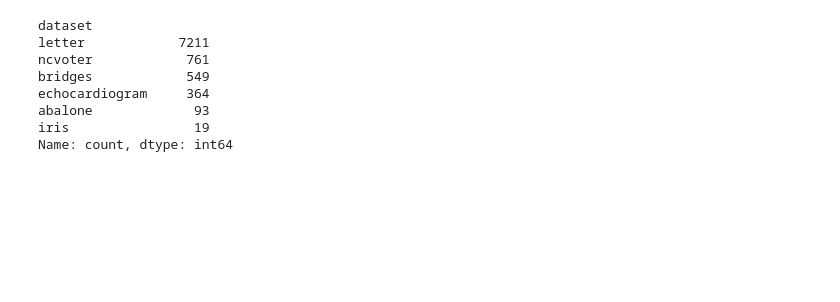
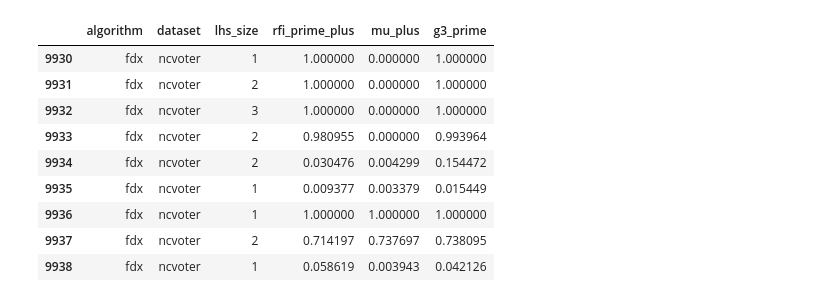
Before and after one commit to AlexF99/tcc, a Jupyter notebook: src/metrics/visualizations/initial_eda_mod.ipynb, the cells around one changed output. Drawn from its saved outputs; the diff is of its cells as text; code cells hidden in the pictures; blank space fills up the shorter version.

```diff
--- a/src/metrics/visualizations/initial_eda_mod.ipynb
+++ b/src/metrics/visualizations/initial_eda_mod.ipynb
@@ -28,14 +28,21 @@ fds_results = {}
 
 for dataset in datasets:
     for algorithm in algorithms:
-        if algorithm == "fdx":
-            folder_name = f"{algorithm}-{dataset}"
-        else:
-            folder_name = f"{algorithm}-{dataset}.csv"
+        folder_name = f"{algorithm}-{dataset}"
+
+        # if algorithm == "fdx":
+
+        #     folder_name = f"{algorithm}-{dataset}"
+        #     print(folder_name)
+        # else:
+        #     folder_name = f"{algorithm}-{dataset}.csv"
+        #     print(folder_name)
 
 
         folder_path = os.path.join(results_path, folder_name)
-        file_path = os.path.join(folder_path, "fds_results.csv")
+        file_path = os.path.join(folder_path, f"{algorithm}-{dataset}.csv")
+
+        print(file_path)
 
         if os.path.exists(file_path):
             df = pd.read_csv(file_path)
@@ -51,34 +73,38 @@ Headers: {'rfi_prime_plus', 'mu_plus_is_key', 'rfi_fi', 'g1', 'g3_prime', 'mu_is
 # %%
 
-metric_name = "rfi_prime_plus"
+metrics = ["rfi_prime_plus", "mu_plus", "g3_prime"]
 
-global_df = pd.DataFrame(columns=["algorithm", "dataset", metric_name, "lhs_size"])
+global_df = pd.DataFrame(columns=["algorithm", "dataset", "lhs_size"])
 
 for (algo, dataset), df in fds_results.items():
-    if metric_name in df.columns and "fd" in df.columns:
-        temp_df = df[[metric_name]].copy()
+    if "fd" in df.columns:
+        # Create a temporary dataframe with just the metrics that exist in this df
+        available_metrics = [m for m in metrics if m in df.columns]
+        if not available_metrics:
+            continue
+
+        temp_df = df[available_metrics].copy()
 
         # Calculate LHS size based on 'fd' structure
         temp_df["lhs_size"] = df["fd"].str.split("->").str[0].str.count(",") + 1
 
         # Add identifying columns
         temp_df["algorithm"] = algo
         temp_df["dataset"] = dataset
 
         # Append to the global DataFrame
         global_df = pd.concat([global_df, temp_df], ignore_index=True)
 
 # Check for correct dataset values
-print(global_df["dataset"].value_counts())
-
-
-df = global_df.copy()
+global_df[(global_df['algorithm'] == 'fdx') & (global_df['dataset'] == 'ncvoter')]
 # %% [output]
-dataset
-letter            7211
-ncvoter            761
-bridges            549
-echocardiogram     364
-abalone             93
-iris                19
-Name: count, dtype: int64
+|  | algorithm | dataset | lhs_size | rfi_prime_plus | mu_plus | g3_prime |
+| 9930 | fdx | ncvoter | 1 | 1.000000 | 0.000000 | 1.000000 |
+| 9931 | fdx | ncvoter | 2 | 1.000000 | 0.000000 | 1.000000 |
+| 9932 | fdx | ncvoter | 3 | 1.000000 | 0.000000 | 1.000000 |
+| 9933 | fdx | ncvoter | 2 | 0.980955 | 0.000000 | 0.993964 |
+| 9934 | fdx | ncvoter | 2 | 0.030476 | 0.004299 | 0.154472 |
+| 9935 | fdx | ncvoter | 1 | 0.009377 | 0.003379 | 0.015449 |
+| 9936 | fdx | ncvoter | 1 | 1.000000 | 1.000000 | 1.000000 |
+| 9937 | fdx | ncvoter | 2 | 0.714197 | 0.737697 | 0.738095 |
+| 9938 | fdx | ncvoter | 1 | 0.058619 | 0.003943 | 0.042126 |
```
Also changed, not shown: parts of 7 cells of this notebook.
